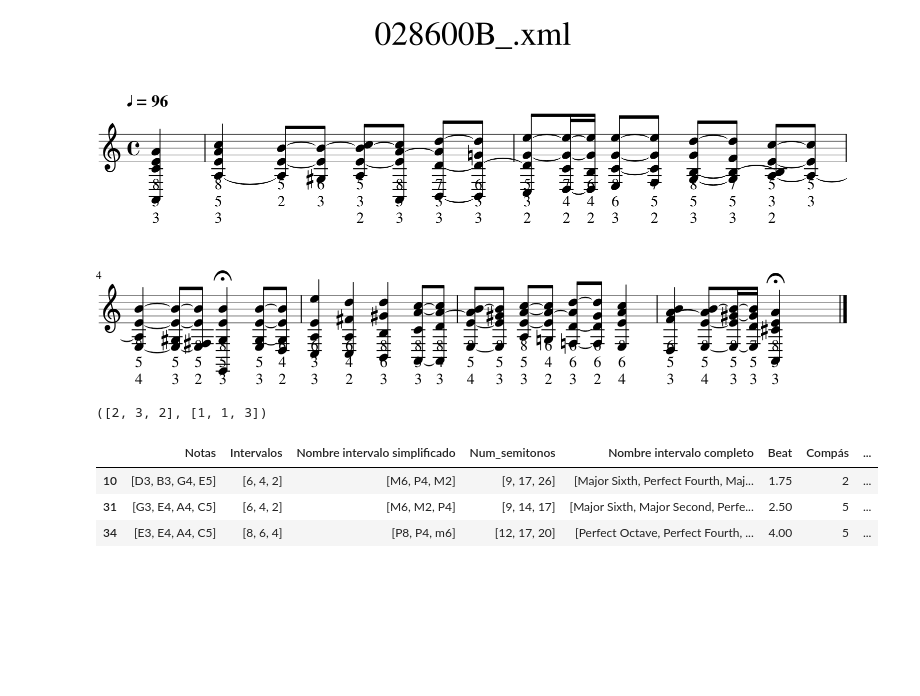
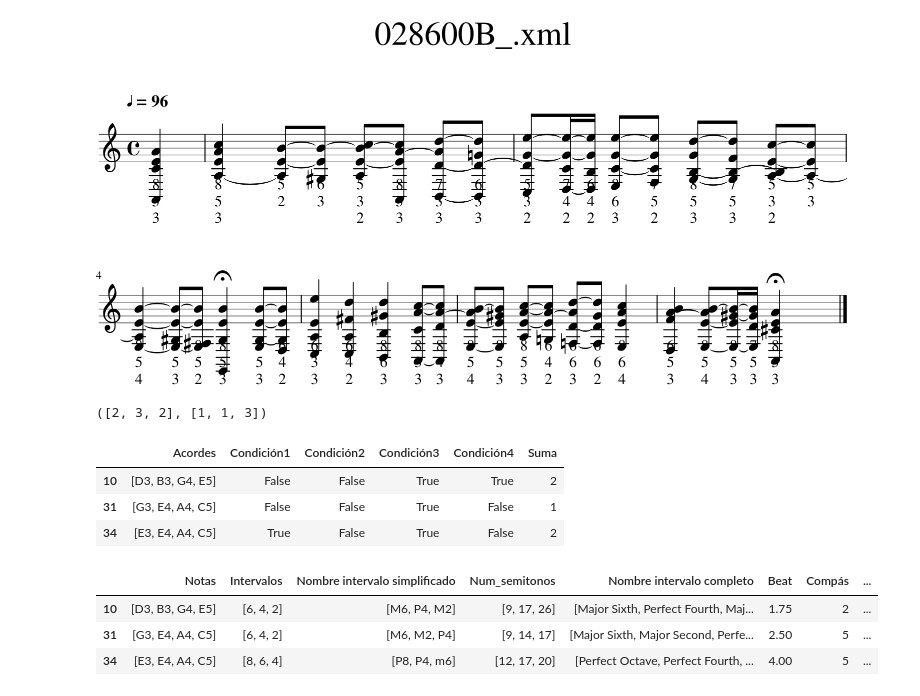
Before and after one commit to ebo1703/M_C, a Jupyter notebook: Notebooks/Uso_clase.ipynb, the cells around one changed output. Saved outputs shown, nothing was run; the diff lists cells and outputs as text; code cells hidden in the pictures; blank space fills up the shorter version.

Commit message:
clasificación 6/4 cadencial

```diff
--- a/Notebooks/Uso_clase.ipynb
+++ b/Notebooks/Uso_clase.ipynb
@@ -200,6 +218,17 @@ ind4 , ind6 = voces_64(df_filtrado)
 ind4, ind6
 # %% [output]
 ([2, 3, 2], [1, 1, 3])
+# %%
+from Notebooks.clasificacion import *
+
+#Clasificación de las voces dentro del acorde 6/4
+aa  = acorde6_4_paso(df)
+aa
+# %% [output]
+|  | Acordes | Condición1 | Condición2 | Condición3 | Condición4 | Suma |
+| 10 | [D3, B3, G4, E5] | False | False | True | True | 2 |
+| 31 | [G3, E4, A4, C5] | False | False | True | False | 1 |
+| 34 | [E3, E4, A4, C5] | True | False | True | False | 2 |
 # %%
 df_filtrado
 # %% [output]
```
Also changed, not shown: parts of 9 cells of this notebook, 2 other files.
